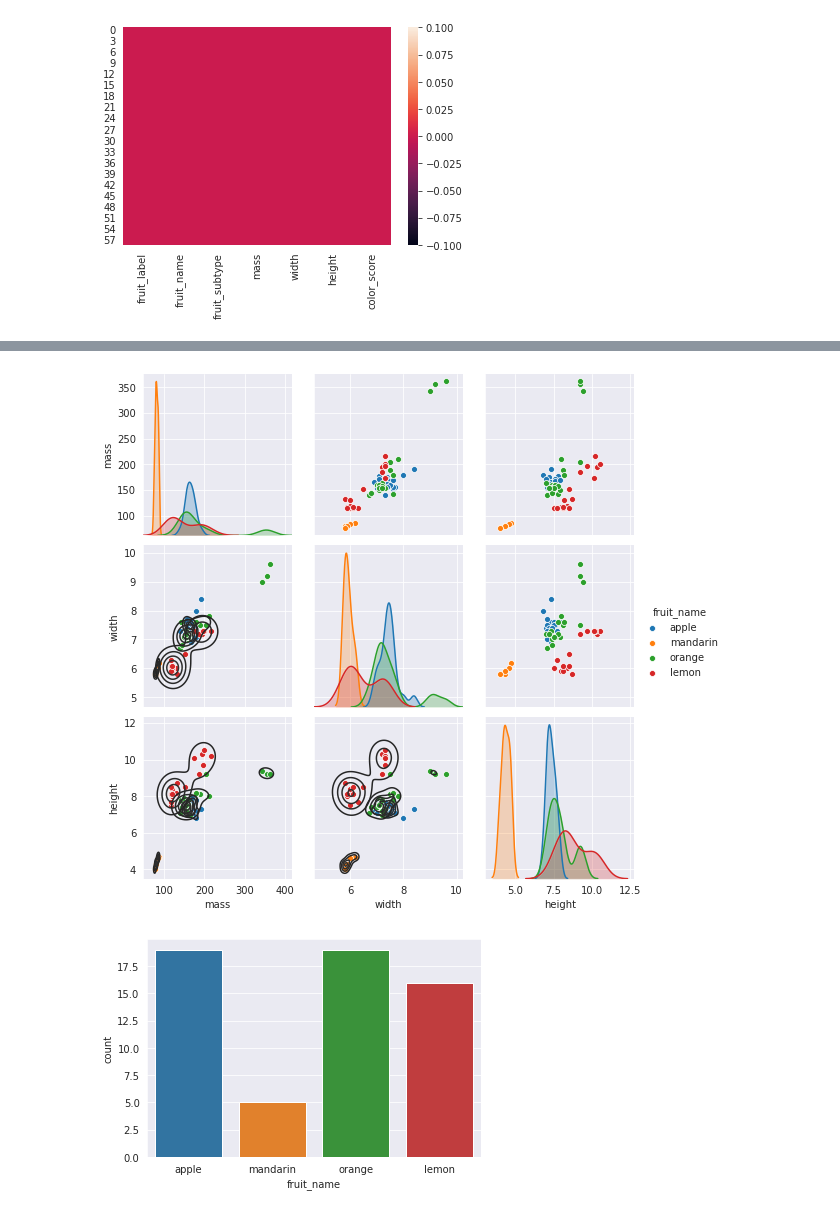
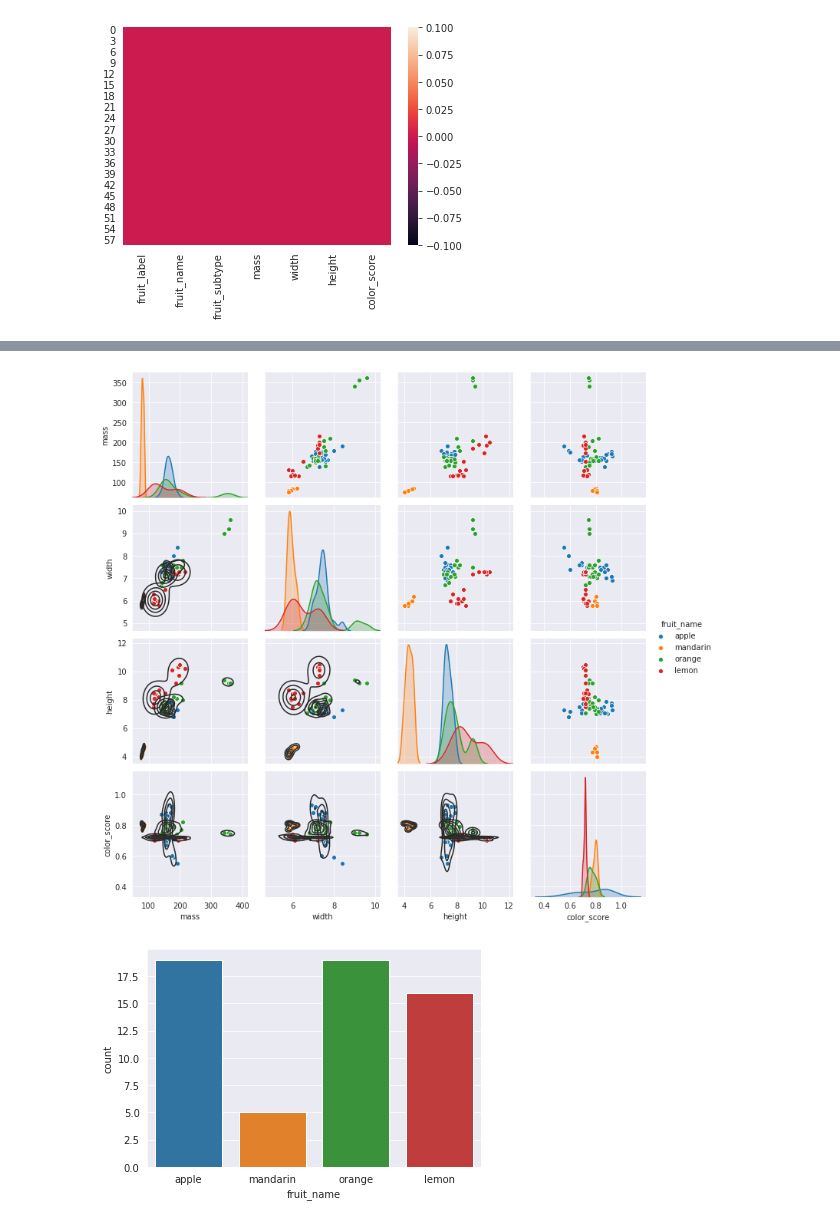
Before and after one commit to sinha-debojyoti/FSP_Project, a Jupyter notebook: Fruit_Color_Classification.ipynb, the cells around one changed output, grey strips where cells are left out. Drawn from its saved outputs; the diff is of its cells as text; code cells hidden in the pictures.

```diff
--- a/Fruit_Color_Classification.ipynb
+++ b/Fruit_Color_Classification.ipynb
@@ -67,14 +67,14 @@ Data columns (total 7 columns):
 dtypes: float64(3), int64(2), object(2)
 memory usage: 3.4+ KB
 # %%
-graph_fruit_data = fruit_data[["fruit_name", "mass", "width", "height"]]
+graph_fruit_data = fruit_data[["fruit_name", "mass", "width", "height", "color_score"]]
 
 g = sns.pairplot(graph_fruit_data, hue="fruit_name")
 g.map_lower(sns.kdeplot, levels=4, color=".2")
 
 plt.show()
 # %% [output]
-[figure, old version]
+[figure, new version]
 # %%
 sns.countplot(x="fruit_name", data=fruit_data)
 
```
Also changed, not shown: parts of 13 cells of this notebook.
